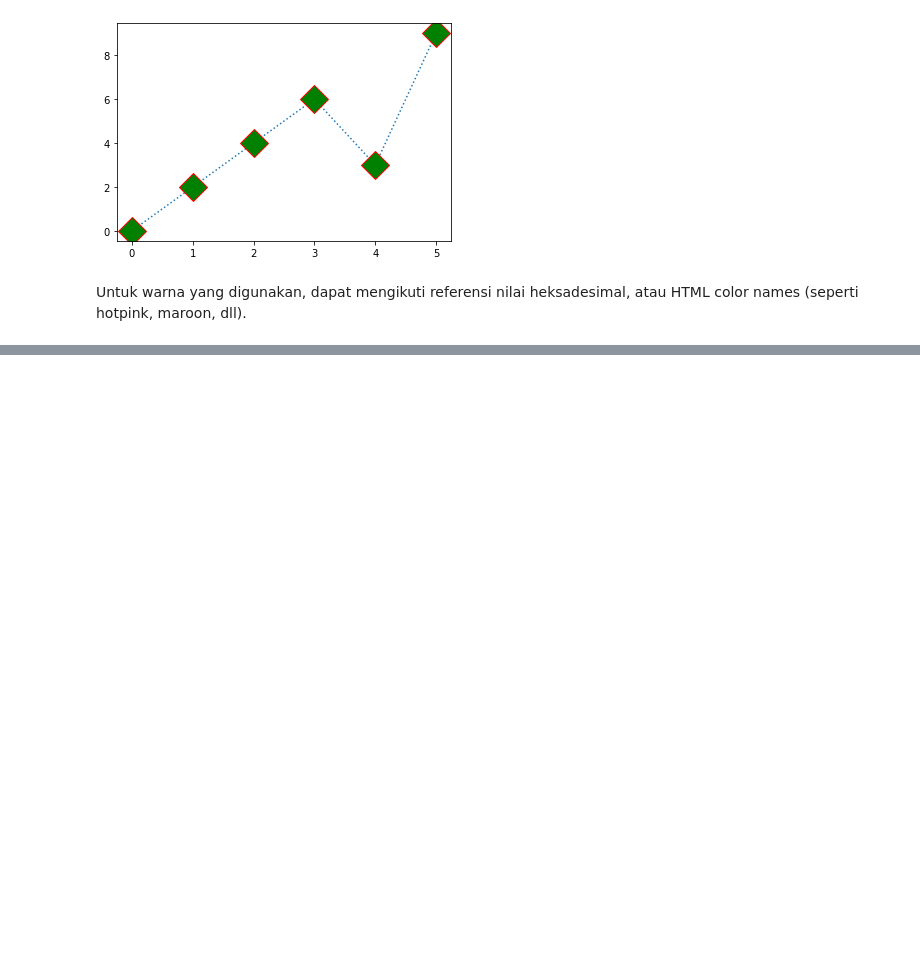
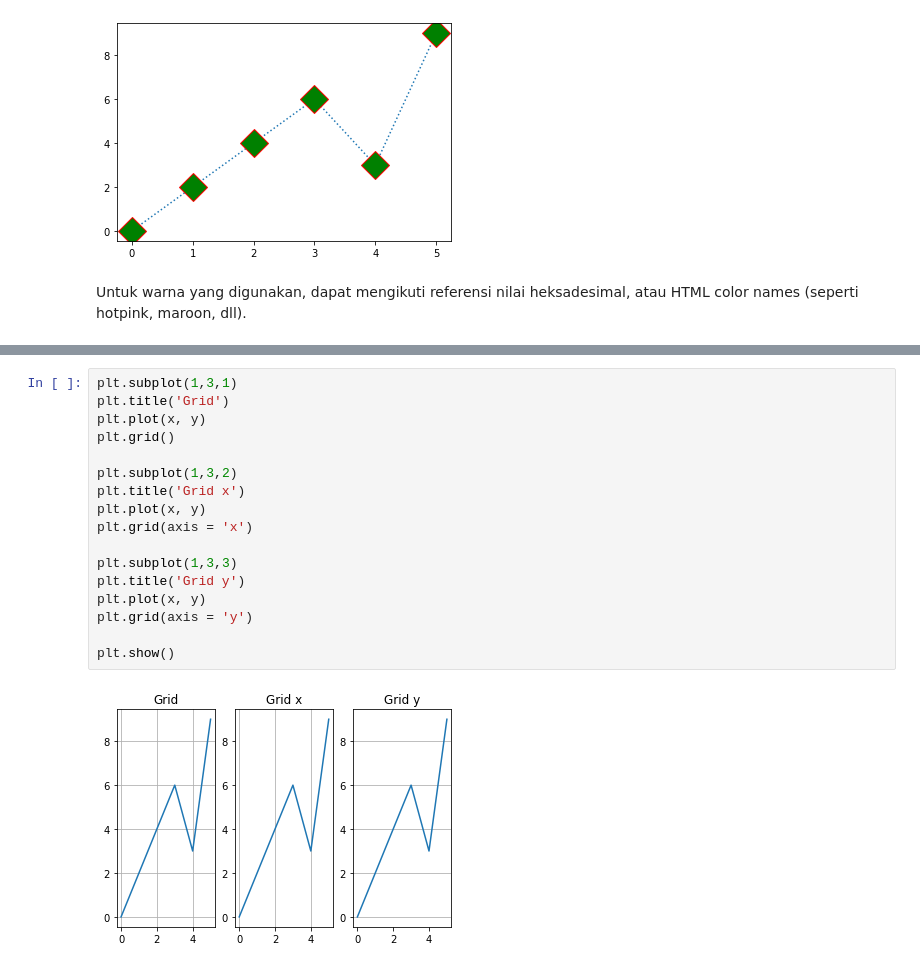
Before and after one commit to golchafun/matplotlib-tutor-note-id, a Jupyter notebook: FormatGrafik.ipynb, the cells around one changed output, grey strips where cells are left out. Saved outputs shown, nothing was run; the diff lists cells and outputs as text; blank space fills up the shorter version.

Commit message:
add grid format

```diff
--- a/FormatGrafik.ipynb
+++ b/FormatGrafik.ipynb
@@ -91,0 +93,19 @@ Untuk warna yang digunakan, dapat mengikuti referensi nilai heksadesimal, atau H
+# %%
+plt.subplot(1,3,1)
+plt.title('Grid')
+plt.plot(x, y)
+plt.grid()
+
+plt.subplot(1,3,2)
+plt.title('Grid x')
+plt.plot(x, y)
+plt.grid(axis = 'x')
+
+plt.subplot(1,3,3)
+plt.title('Grid y')
+plt.plot(x, y)
+plt.grid(axis = 'y')
+
+plt.show()
+# %% [output]
+[figure, added]
```
Also changed, not shown: parts of 6 cells of this notebook.
